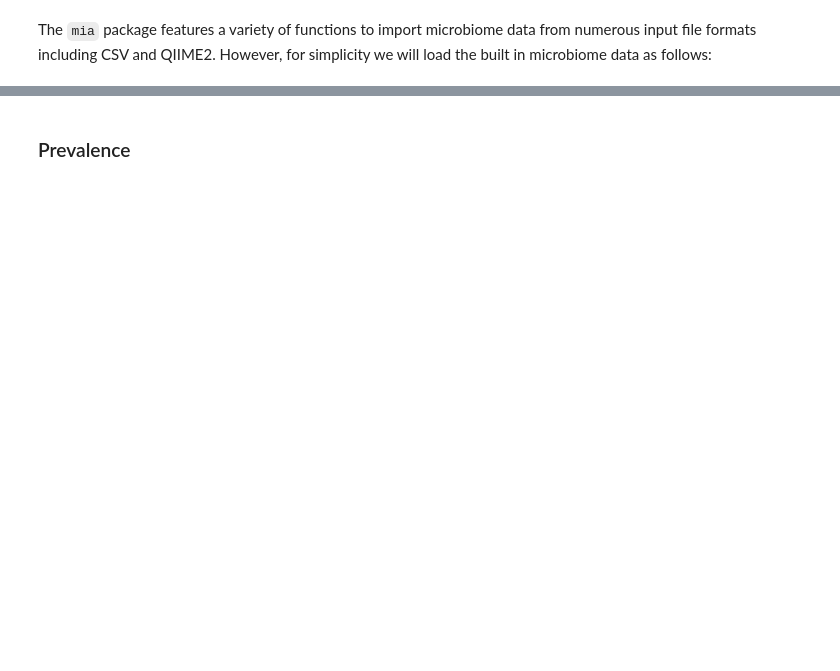
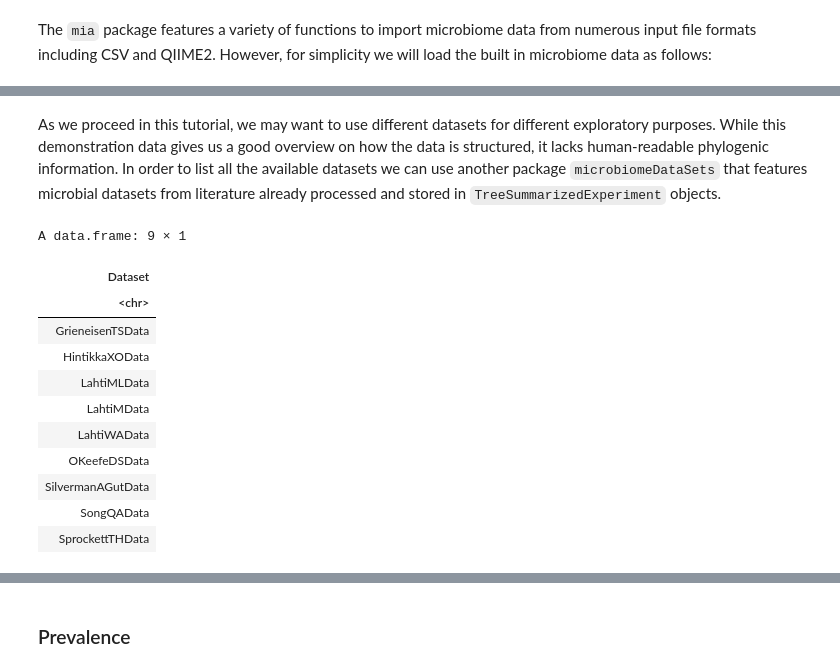
Before and after one commit to lucaspatel/med-263-final, a Jupyter notebook: Microbiome.ipynb, the cells around one changed output, grey strips where cells are left out. Saved outputs shown, nothing was run; the diff lists cells and outputs as text; code cells hidden in the pictures; blank space fills up the shorter version.

```diff
--- a/Microbiome.ipynb
+++ b/Microbiome.ipynb
@@ -76,3 +122,21 @@ colTree: NULL
+# %% [markdown]
+As we proceed in this tutorial, we may want to use different datasets for different exploratory purposes. While this demonstration data gives us a good overview on how the data is structured, it lacks human-readable phylogenic information. In order to list all the available datasets we can use another package `microbiomeDataSets` that features microbial datasets from literature already processed and stored in `TreeSummarizedExperiment` objects.
+# %%
+library(microbiomeDataSets)
+availableDataSets()
+# %% [output]
+A data.frame: 9 × 1
+| Dataset |
+| <chr> |
+| GrieneisenTSData |
+| HintikkaXOData |
+| LahtiMLData |
+| LahtiMData |
+| LahtiWAData |
+| OKeefeDSData |
+| SilvermanAGutData |
+| SongQAData |
+| SprockettTHData |
 # %% [markdown]
 ## Exploration <a name="exploration"></a>
 
```
Also changed, not shown: parts of 19 cells of this notebook.
